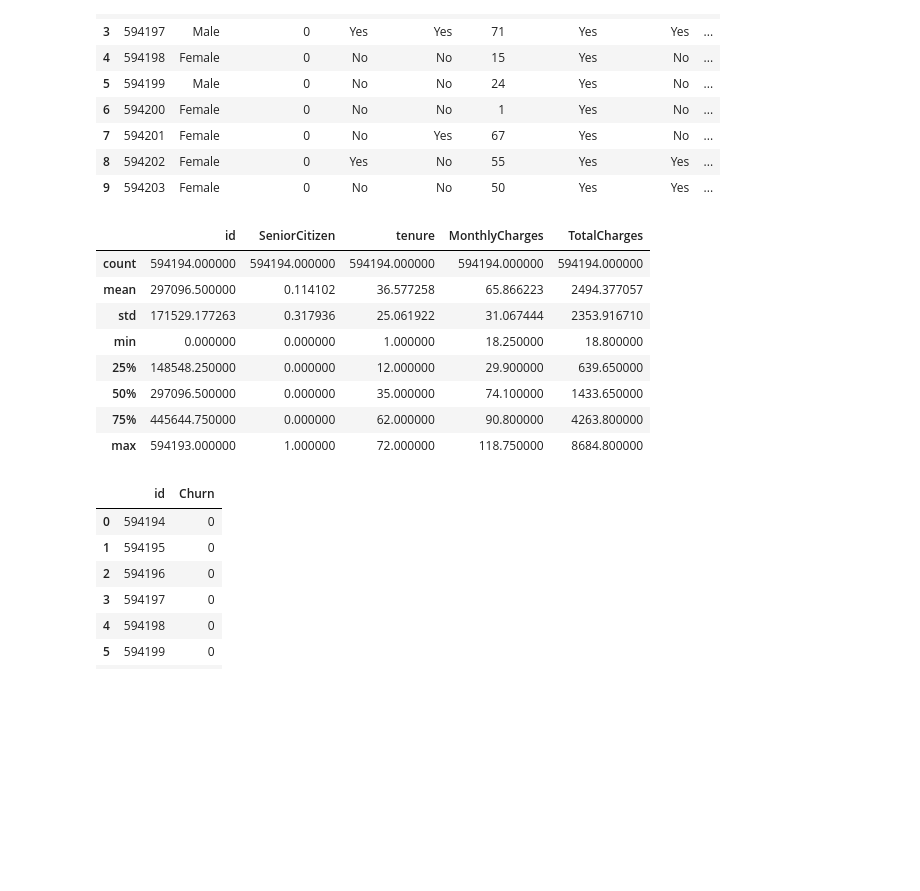
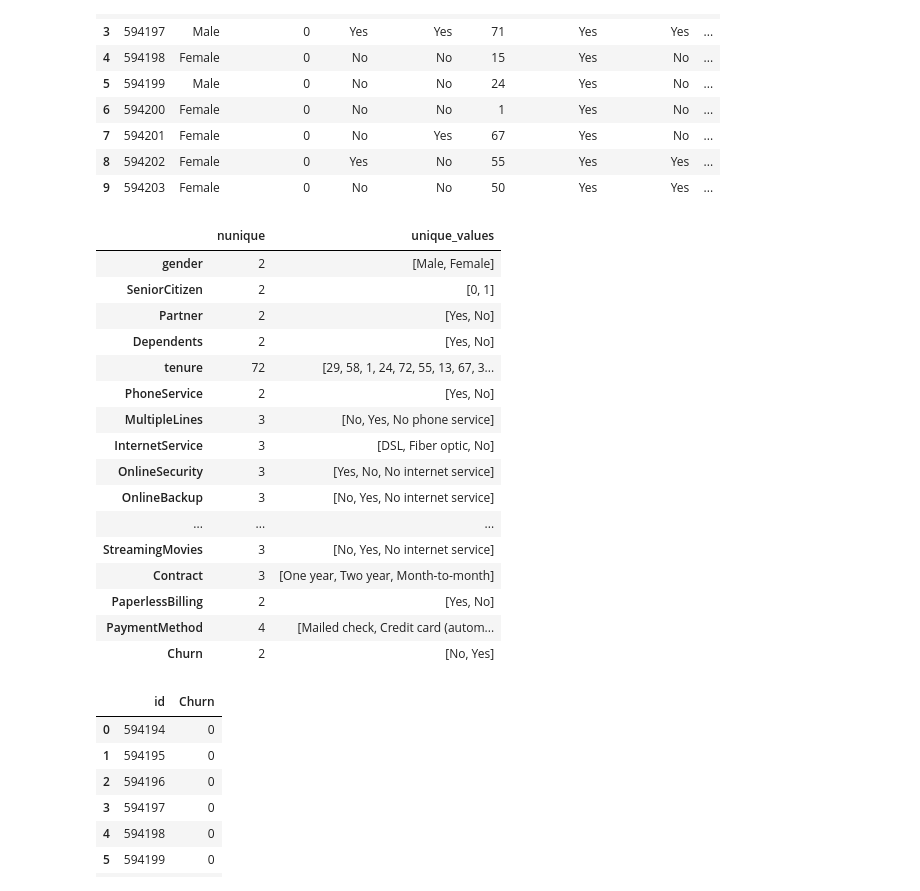
Before and after one commit to tsukasahamaoka9-source/DS_Projects, a Jupyter notebook: 1_PR,CL_Kaggle playground Mar/notebook/Playground_2.ipynb, the cells around one changed output. Drawn from its saved outputs; the diff is of its cells as text; code cells hidden in the pictures; blank space fills up the shorter version.

```diff
--- a/1_PR,CL_Kaggle playground Mar/notebook/Playground_2.ipynb
+++ b/1_PR,CL_Kaggle playground Mar/notebook/Playground_2.ipynb
@@ -6,9 +6,9 @@ import matplotlib.pyplot as plt
 import seaborn as sns
 # %%
 # データの読み込み
-data_train = pd.read_csv('data/train.csv')
-data_test = pd.read_csv('data/test.csv')
-data_submission = pd.read_csv('data/sample_submission.csv')
+data_train = pd.read_csv('../data/train.csv')
+data_test = pd.read_csv('../data/test.csv')
+data_submission = pd.read_csv('../data/sample_submission.csv')
 # %%
 data_train.tail(10)
 # %% [output]
@@ -39,17 +39,33 @@ data_test.head(10)
 | 8 | 594202 | Female | 0 | Yes | No | 55 | Yes | Yes | ... |
 | 9 | 594203 | Female | 0 | No | No | 50 | Yes | Yes | ... |
 # %%
-data_train.describe()
+# 訓練データのid,MonthlyCharges、TotalCharges以外のカラムのユニーク値の件数と内容を確認
+target_cols = data_train.drop(['id', 'MonthlyCharges', 'TotalCharges'], axis=1).columns
+
+unique_summary = pd.DataFrame({
+    'nunique': data_train[target_cols].nunique(dropna=False),
+    'unique_values': data_train[target_cols].apply(lambda s: s.drop_duplicates().tolist())
+})
+
+unique_summary
 # %% [output]
-|  | id | SeniorCitizen | tenure | MonthlyCharges | TotalCharges |
-| count | 594194.000000 | 594194.000000 | 594194.000000 | 594194.000000 | 594194.000000 |
-| mean | 297096.500000 | 0.114102 | 36.577258 | 65.866223 | 2494.377057 |
-| std | 171529.177263 | 0.317936 | 25.061922 | 31.067444 | 2353.916710 |
-| min | 0.000000 | 0.000000 | 1.000000 | 18.250000 | 18.800000 |
-| 25% | 148548.250000 | 0.000000 | 12.000000 | 29.900000 | 639.650000 |
-| 50% | 297096.500000 | 0.000000 | 35.000000 | 74.100000 | 1433.650000 |
-| 75% | 445644.750000 | 0.000000 | 62.000000 | 90.800000 | 4263.800000 |
-| max | 594193.000000 | 1.000000 | 72.000000 | 118.750000 | 8684.800000 |
+|  | nunique | unique_values |
+| gender | 2 | [Male, Female] |
+| SeniorCitizen | 2 | [0, 1] |
+| Partner | 2 | [Yes, No] |
+| Dependents | 2 | [Yes, No] |
+| tenure | 72 | [29, 58, 1, 24, 72, 55, 13, 67, 3... |
+| PhoneService | 2 | [Yes, No] |
+| MultipleLines | 3 | [No, Yes, No phone service] |
+| InternetService | 3 | [DSL, Fiber optic, No] |
+| OnlineSecurity | 3 | [Yes, No, No internet service] |
+| OnlineBackup | 3 | [No, Yes, No internet service] |
+| ... | ... | ... |
+| StreamingMovies | 3 | [No, Yes, No internet service] |
+| Contract | 3 | [One year, Two year, Month-to-month] |
+| PaperlessBilling | 2 | [Yes, No] |
+| PaymentMethod | 4 | [Mailed check, Credit card (autom... |
+| Churn | 2 | [No, Yes] |
 # %%
 data_submission.head(10)
 # %% [output]
```
Also changed, not shown: parts of 14 cells of this notebook.
